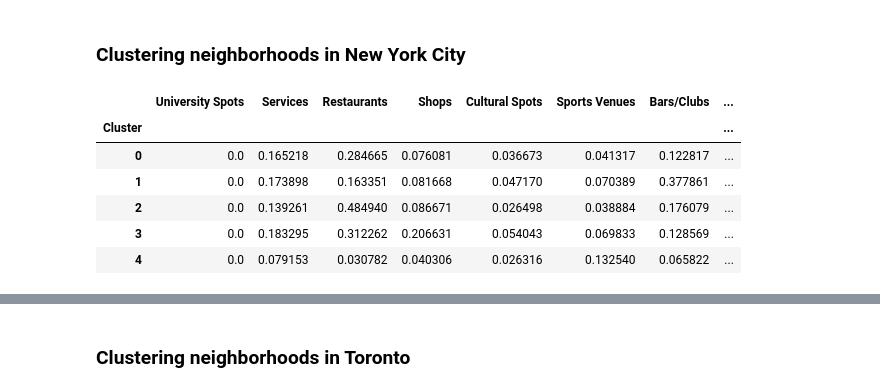
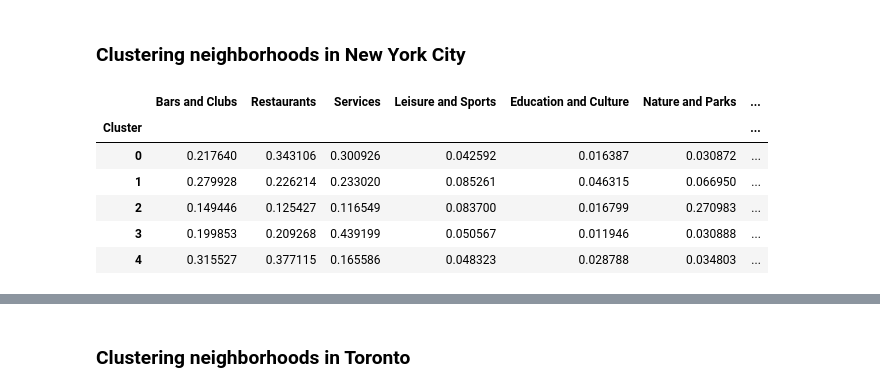
Before and after one commit to Edthenerdy/applied-data-science-project, a Jupyter notebook: capstone_complete.ipynb, the cells around one changed output, grey strips where cells are left out. Cells and saved outputs as stored; diff of their text form; code cells hidden in the pictures.

```diff
--- a/capstone_complete.ipynb
+++ b/capstone_complete.ipynb
@@ -389,0 +439,6 @@ The "ny_venues" dataframe has 10225 venues and 426 unique venue types.
+# %%
+# Alternatively, import data directly from local .csv file prepared
+
+colnames = ['Neighborhood', 'Neighborhood Latitude', 'Neighborhood Longitude', 'Venue', 'Venue Latitude', 'Venue Longitude', 'Venue Category']
+ny_venues = pd.read_csv('ny_venues.csv', skiprows=1, names=colnames)
+ny_venues.head()
@@ -743,14 +791,15 @@ to_encoded_grouped_venues_std.tail()
 ny_encoded_venues = pd.DataFrame(encode_venues_categories(ny_venues),
                                  columns=["Neighborhood", "Neighborhood Latitude", "Neighborhood Longitude",
                                           "Venue Latitude", "Venue Longitude",
-                                          "University Spots", "Services", "Restaurants",
-                                          "Shops", "Cultural Spots", "Sports Venues",
-                                          "Bars/Clubs", "Touristic Sites", "Parks", "Total Venues"])
+                                          "Bars and Clubs", "Restaurants", "Services", "Leisure and Sports",
+                                          "Education and Culture", "Nature and Parks", "Transportation",
+                                          "Residential", "Total Venues"])
 
 # Create encoded grouped venues dataframe
 ny_encoded_grouped_venues = ny_encoded_venues.groupby(['Neighborhood',
                                                        'Neighborhood Latitude',
                                                        'Neighborhood Longitude']).sum().sort_values(by=['Total Venues']).reset_index()
+
 # Save Neighborhood column for later
 ny_encoded_grouped_venues_Neighborhood = ny_encoded_grouped_venues['Neighborhood']
 # Drop non-integer columns
@@ -775,5 +824,3 @@ ny_encoded_grouped_venues_std = ny_encoded_grouped_venues_std.drop(['Neighborhoo
                                                                     'Venue Longitude',
                                                                     'Neighborhood',
                                                                     'Total Venues'], axis=1)
-
-ny_encoded_grouped_venues_std.tail()
@@ -845,28 +997,29 @@ series.iplot(kind='bar', xTitle='Number of Restaurants', yTitle='Number of Neigh
 # %%
 # Copy the encoded grouped venues standarized dataframe
 ny_clustered_neighborhoods = ny_encoded_grouped_venues_std
 
 # Columns list
-clmns = ["University Spots", "Services", "Restaurants", "Shops", "Cultural Spots",
-         "Sports Venues", "Bars/Clubs", "Touristic Sites", "Parks"]
+clmns = ["Bars and Clubs", "Restaurants", "Services", "Leisure and Sports",
+         "Education and Culture", "Nature and Parks", "Transportation", "Residential"]
 
 # Cluster the data
 kmeans = KMeans(n_clusters=5, random_state=0).fit(ny_clustered_neighborhoods)
 labels = kmeans.labels_
 
 # Make the new Cluster column
 ny_clustered_neighborhoods['Cluster'] = labels
 
 # Add the column into our list
 clmns.extend(['Cluster'])
 
 # Lets analyze the clusters
-ny_clustered_neighborhoods[clmns].groupby(['Cluster']).mean()
+ny_pie_clusters = ny_clustered_neighborhoods[clmns].groupby(['Cluster']).mean()
+ny_pie_clusters
 # %% [output]
-|  | University Spots | Services | Restaurants | Shops | Cultural Spots | Sports Venues | Bars/Clubs | ... |
-| Cluster |  |  |  |  |  |  |  | ... |
-| 0 | 0.0 | 0.165218 | 0.284665 | 0.076081 | 0.036673 | 0.041317 | 0.122817 | ... |
-| 1 | 0.0 | 0.173898 | 0.163351 | 0.081668 | 0.047170 | 0.070389 | 0.377861 | ... |
-| 2 | 0.0 | 0.139261 | 0.484940 | 0.086671 | 0.026498 | 0.038884 | 0.176079 | ... |
-| 3 | 0.0 | 0.183295 | 0.312262 | 0.206631 | 0.054043 | 0.069833 | 0.128569 | ... |
-| 4 | 0.0 | 0.079153 | 0.030782 | 0.040306 | 0.026316 | 0.132540 | 0.065822 | ... |
+|  | Bars and Clubs | Restaurants | Services | Leisure and Sports | Education and Culture | Nature and Parks | ... |
+| Cluster |  |  |  |  |  |  | ... |
+| 0 | 0.217640 | 0.343106 | 0.300926 | 0.042592 | 0.016387 | 0.030872 | ... |
+| 1 | 0.279928 | 0.226214 | 0.233020 | 0.085261 | 0.046315 | 0.066950 | ... |
+| 2 | 0.149446 | 0.125427 | 0.116549 | 0.083700 | 0.016799 | 0.270983 | ... |
+| 3 | 0.199853 | 0.209268 | 0.439199 | 0.050567 | 0.011946 | 0.030888 | ... |
+| 4 | 0.315527 | 0.377115 | 0.165586 | 0.048323 | 0.028788 | 0.034803 | ... |
```
Also changed, not shown: parts of 90 cells of this notebook, 6 other files.
